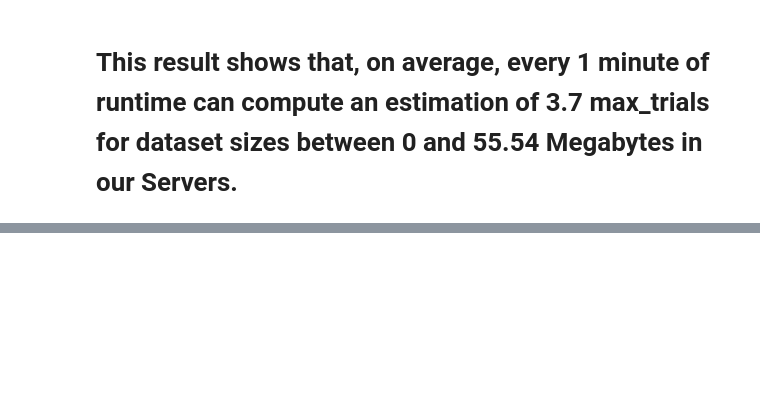
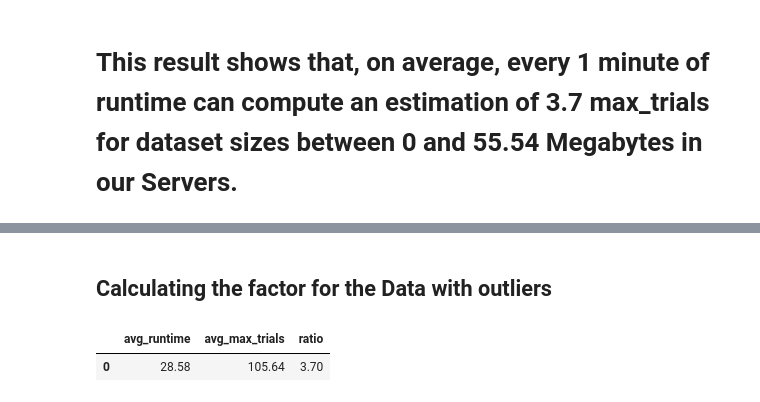
Before and after one commit to hochschule-darmstadt/MetaAutoML, a Jupyter notebook: utils/analysis/autokeras_max_trials/autokeras_analysis.ipynb, the cells around one changed output, grey strips where cells are left out. Saved outputs shown, nothing was run; the diff lists cells and outputs as text; code cells hidden in the pictures; blank space fills up the shorter version.

```diff
--- a/utils/analysis/autokeras_max_trials/autokeras_analysis.ipynb
+++ b/utils/analysis/autokeras_max_trials/autokeras_analysis.ipynb
@@ -412,0 +480,10 @@ average_row
+# %% [markdown]
+## Calculating the factor for the Data with outliers
+# %%
+average_values = unique_summary_stats[['avg_runtime', 'avg_max_trials']].mean()
+average_row = pd.DataFrame([average_values], columns=['avg_runtime', 'avg_max_trials'])
+average_row["ratio"]=average_row["avg_max_trials"]/average_row["avg_runtime"]
+average_row
+# %% [output]
+|  | avg_runtime | avg_max_trials | ratio |
+| 0 | 28.58 | 105.64 | 3.70 |
```
Also changed, not shown: parts of 13 cells of this notebook.
